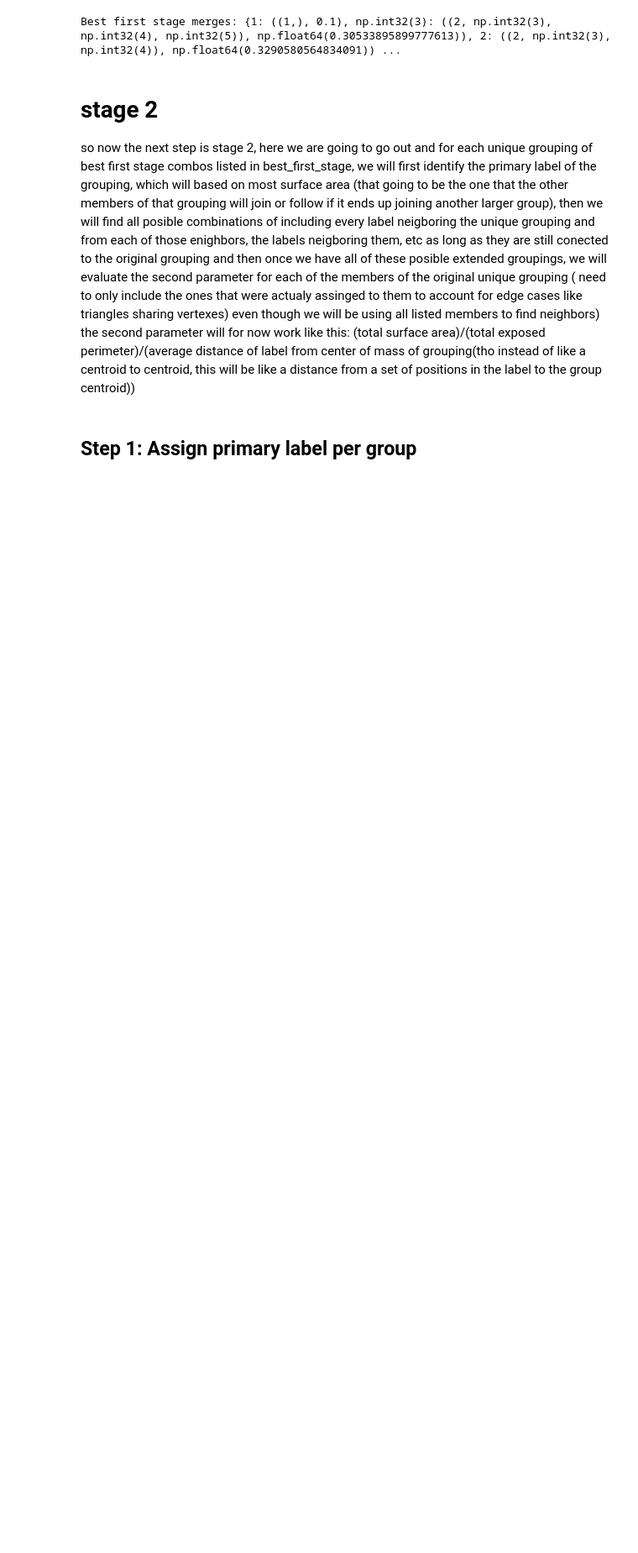
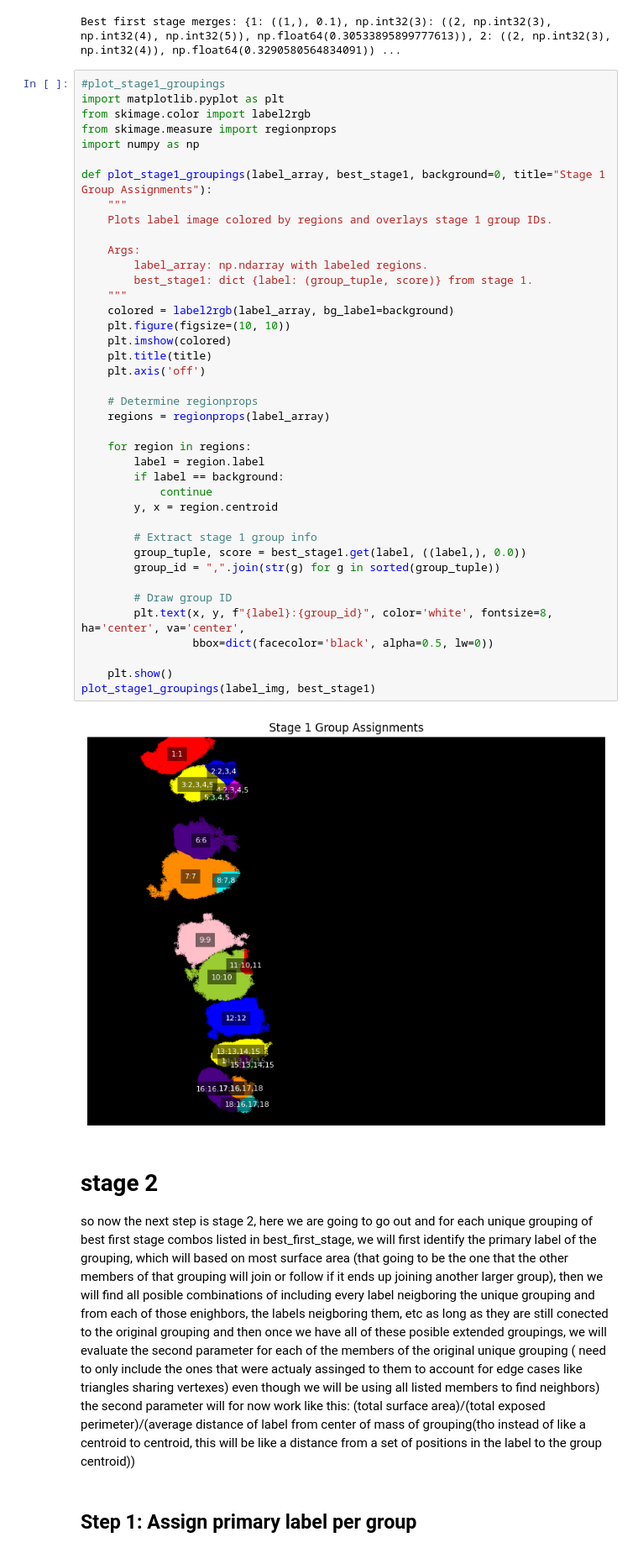
Before and after one commit to pbert5/lysozyme-stain-quantification, a Jupyter notebook: component development/mergeLogic/merge_logic_developmemnt.ipynb, the cells around one changed output. Shown at 84% size. Cells and saved outputs as stored; diff of their text form; blank space fills up the shorter version.

Commit message:
identified error: group leaders were being chosen from labels assigned that grouping instead of the labels that made up the grouping, testing in debug function

```diff
--- a/component development/mergeLogic/merge_logic_developmemnt.ipynb
+++ b/component development/mergeLogic/merge_logic_developmemnt.ipynb
@@ -518,6 +477,48 @@ best_stage1 = evaluate_first_stage_merges(combos, perims, shared)
 print("Best first stage merges:", best_stage1)
 # %% [output]
 Best first stage merges: {1: ((1,), 0.1), np.int32(3): ((2, np.int32(3), np.int32(4), np.int32(5)), np.float64(0.30533895899777613)), 2: ((2, np.int32(3), np.int32(4)), np.float64(0.3290580564834091)) ...
+# %%
+#plot_stage1_groupings
+import matplotlib.pyplot as plt
+from skimage.color import label2rgb
+from skimage.measure import regionprops
+import numpy as np
+
+def plot_stage1_groupings(label_array, best_stage1, background=0, title="Stage 1 Group Assignments"):
+    """
+    Plots label image colored by regions and overlays stage 1 group IDs.
+
+    Args:
+        label_array: np.ndarray with labeled regions.
+        best_stage1: dict {label: (group_tuple, score)} from stage 1.
+    """
+    colored = label2rgb(label_array, bg_label=background)
+    plt.figure(figsize=(10, 10))
+    plt.imshow(colored)
+    plt.title(title)
+    plt.axis('off')
+
+    # Determine regionprops
+    regions = regionprops(label_array)
+
+    for region in regions:
+        label = region.label
+        if label == background:
+            continue
+        y, x = region.centroid
+
+        # Extract stage 1 group info
+        group_tuple, score = best_stage1.get(label, ((label,), 0.0))
+        group_id = ",".join(str(g) for g in sorted(group_tuple))
+
+        # Draw group ID
+        plt.text(x, y, f"{label}:{group_id}", color='white', fontsize=8, ha='center', va='center',
+                 bbox=dict(facecolor='black', alpha=0.5, lw=0))
+
+    plt.show()
+plot_stage1_groupings(label_img, best_stage1)
+# %% [output]
+[figure, new version]
 # %% [markdown]
 # stage 2
 so now the next step is stage 2, here we are going to go out and for each unique grouping of best first stage combos listed in best_first_stage, we will first identify the primary label of the grouping, which will based on most surface area (that going to be the one that the  other members of that grouping will join or follow if it ends up joining another larger group), then we will find all posible combinations of including every label neigboring the unique grouping and from each of those enighbors, the labels neigboring them, etc as long as they are still conected to the original grouping
```
Also changed, not shown: parts of 5 cells of this notebook, 1 other file.
